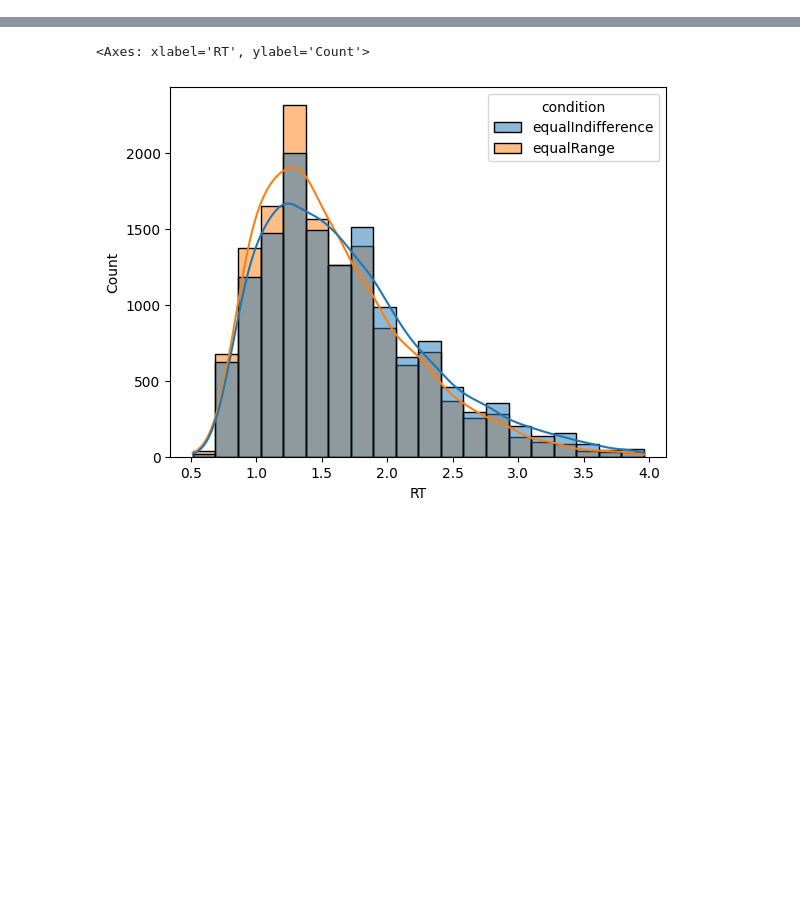
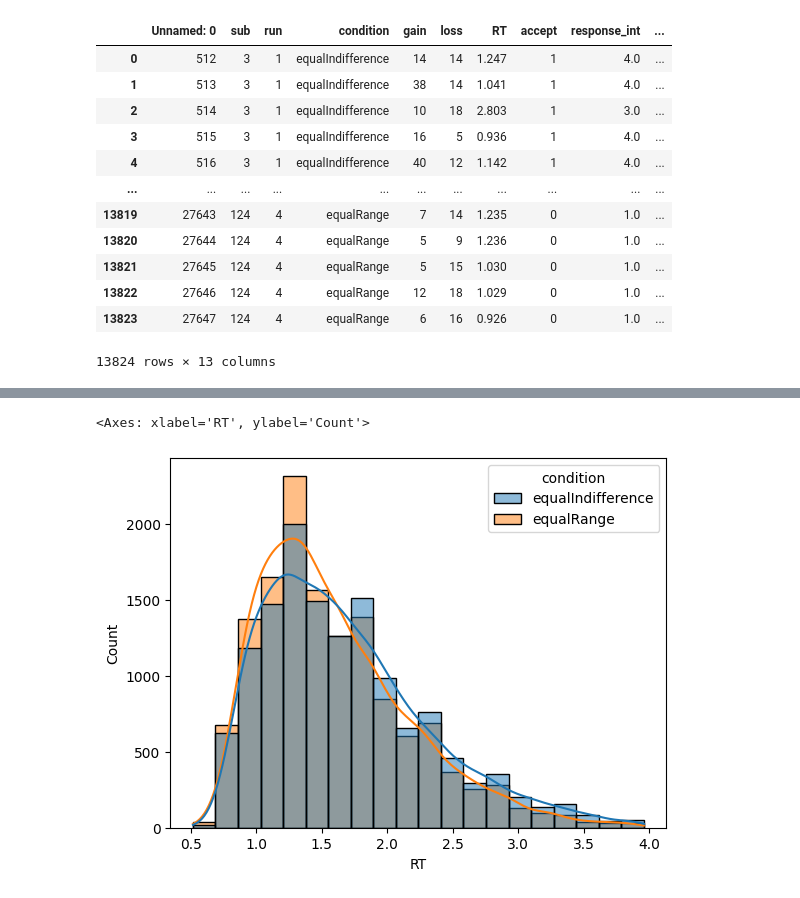
Before and after one commit to GusStgoReyes/riskyneuroarousal, a Jupyter notebook: notebooks/exploratory/1-behavior.ipynb, the cells around one changed output, grey strips where cells are left out. Drawn from its saved outputs; the diff is of its cells as text; code cells hidden in the pictures; blank space fills up the shorter version.

Commit message:
all participant behav added

```diff
--- a/notebooks/exploratory/1-behavior.ipynb
+++ b/notebooks/exploratory/1-behavior.ipynb
@@ -9,0 +8,3 @@ valid_behav = behav[behav['sub'].isin(valid_subs)]
+# %%
+behav = pd.read_csv("/Users/gustxsr/Documents/Stanford/PoldrackLab/github/analysisNARPS/data/narps_behav_data.csv")
+behav_pupil = pd.read_csv("../../data/behavioral_data.csv")
@@ -9,0 +37,16 @@ valid_behav = behav[behav['sub'].isin(valid_subs)]
+# %%
+behav_pupil
+# %% [output]
+|  | Unnamed: 0 | sub | run | condition | gain | loss | RT | accept | response_int | ... |
+| 0 | 512 | 3 | 1 | equalIndifference | 14 | 14 | 1.247 | 1 | 4.0 | ... |
+| 1 | 513 | 3 | 1 | equalIndifference | 38 | 14 | 1.041 | 1 | 4.0 | ... |
+| 2 | 514 | 3 | 1 | equalIndifference | 10 | 18 | 2.803 | 1 | 3.0 | ... |
+| 3 | 515 | 3 | 1 | equalIndifference | 16 | 5 | 0.936 | 1 | 4.0 | ... |
+| 4 | 516 | 3 | 1 | equalIndifference | 40 | 12 | 1.142 | 1 | 4.0 | ... |
+| ... | ... | ... | ... | ... | ... | ... | ... | ... | ... | ... |
+| 13819 | 27643 | 124 | 4 | equalRange | 7 | 14 | 1.235 | 0 | 1.0 | ... |
+| 13820 | 27644 | 124 | 4 | equalRange | 5 | 9 | 1.236 | 0 | 1.0 | ... |
+| 13821 | 27645 | 124 | 4 | equalRange | 5 | 15 | 1.030 | 0 | 1.0 | ... |
+| 13822 | 27646 | 124 | 4 | equalRange | 12 | 18 | 1.029 | 0 | 1.0 | ... |
+| 13823 | 27647 | 124 | 4 | equalRange | 6 | 16 | 0.926 | 0 | 1.0 | ... |
+13824 rows × 13 columns
```
Also changed, not shown: parts of 5 cells of this notebook, 8 other files.
